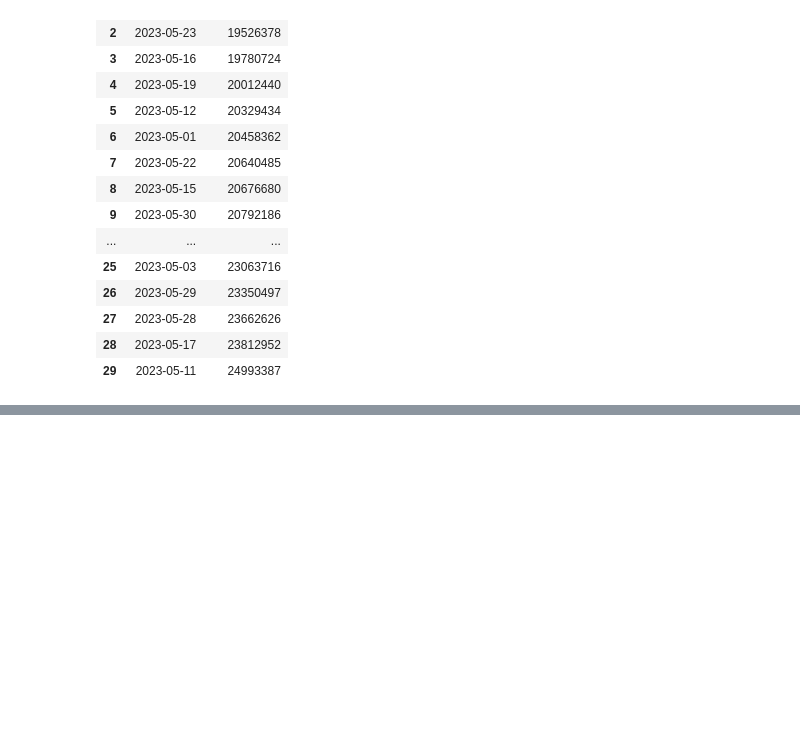
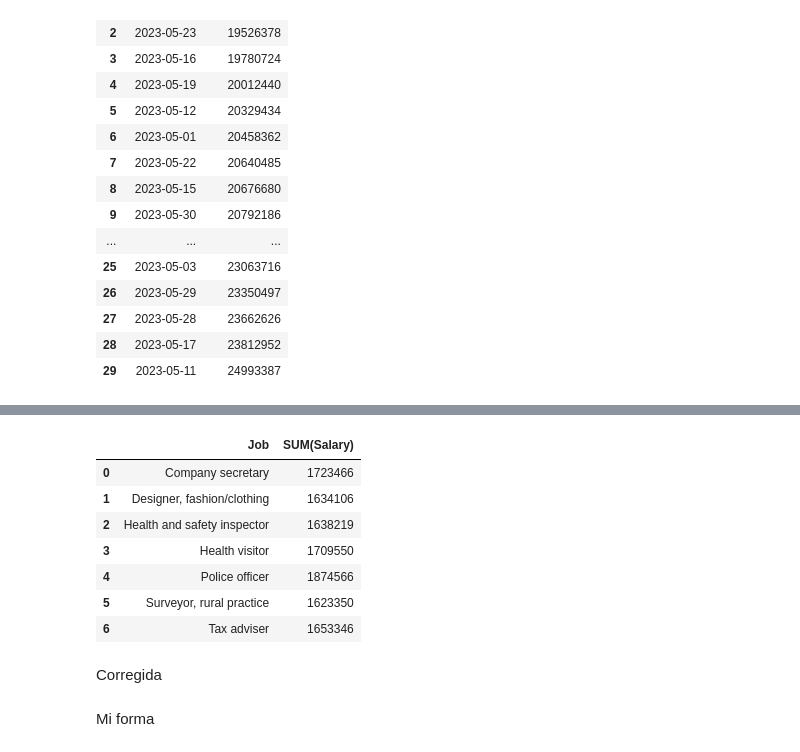
Before and after one commit to IgnacioGB1990/SQL, a Jupyter notebook: 2_GROUP_BY/2_Lecture.ipynb, the cells around one changed output, grey strips where cells are left out. Saved outputs shown, nothing was run; the diff lists cells and outputs as text; code cells hidden in the pictures; blank space fills up the shorter version.

```diff
--- a/2_GROUP_BY/2_Lecture.ipynb
+++ b/2_GROUP_BY/2_Lecture.ipynb
@@ -367,0 +372,19 @@ sql_query(query)
+# %%
+query = """
+SELECT Job, SUM(Salary) FROM jobs
+GROUP BY Job
+HAVING SUM(Salary) >1600000
+"""
+
+sql_query(query)
+# %% [output]
+|  | Job | SUM(Salary) |
+| 0 | Company secretary | 1723466 |
+| 1 | Designer, fashion/clothing | 1634106 |
+| 2 | Health and safety inspector | 1638219 |
+| 3 | Health visitor | 1709550 |
+| 4 | Police officer | 1874566 |
+| 5 | Surveyor, rural practice | 1623350 |
+| 6 | Tax adviser | 1653346 |
+# %% [markdown]
+Corregida
@@ -367,0 +397,2 @@ sql_query(query)
+# %% [markdown]
+Mi forma
```
Also changed, not shown: parts of 3 cells of this notebook.
